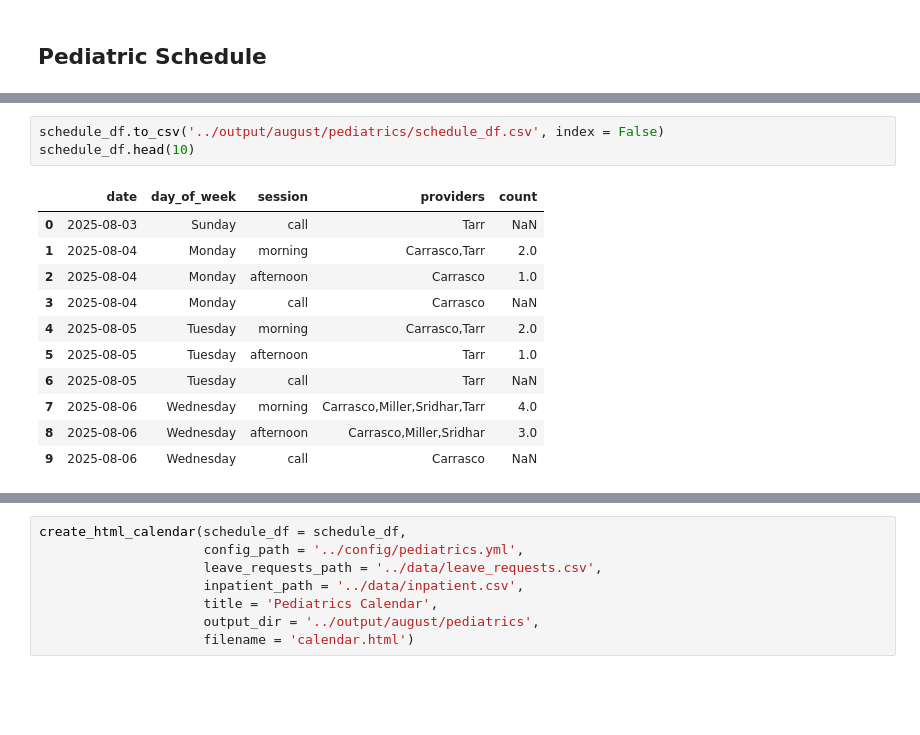
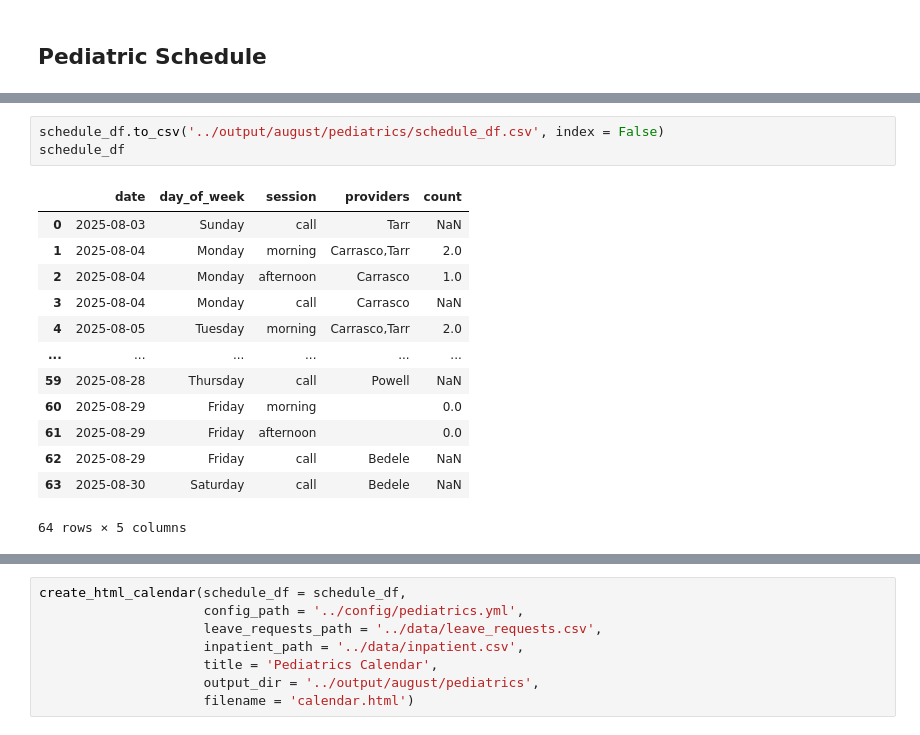
Before and after one commit to xavier-orcutt/chinle-primarycare-scheduler, a Jupyter notebook: notebooks/august_schedule.ipynb, the cells around one changed output, grey strips where cells are left out. Drawn from its saved outputs; the diff is of its cells as text; blank space fills up the shorter version.

```diff
--- a/notebooks/august_schedule.ipynb
+++ b/notebooks/august_schedule.ipynb
@@ -139,18 +139,20 @@ schedule_df, provider_summary_df, call_summary_df, solution_status = create_peds
 # %%
 schedule_df.to_csv('../output/august/pediatrics/schedule_df.csv', index = False)
-schedule_df.head(10)
+schedule_df
 # %% [output]
 |  | date | day_of_week | session | providers | count |
 | 0 | 2025-08-03 | Sunday | call | Tarr | NaN |
 | 1 | 2025-08-04 | Monday | morning | Carrasco,Tarr | 2.0 |
 | 2 | 2025-08-04 | Monday | afternoon | Carrasco | 1.0 |
 | 3 | 2025-08-04 | Monday | call | Carrasco | NaN |
 | 4 | 2025-08-05 | Tuesday | morning | Carrasco,Tarr | 2.0 |
-| 5 | 2025-08-05 | Tuesday | afternoon | Tarr | 1.0 |
-| 6 | 2025-08-05 | Tuesday | call | Tarr | NaN |
-| 7 | 2025-08-06 | Wednesday | morning | Carrasco,Miller,Sridhar,Tarr | 4.0 |
-| 8 | 2025-08-06 | Wednesday | afternoon | Carrasco,Miller,Sridhar | 3.0 |
-| 9 | 2025-08-06 | Wednesday | call | Carrasco | NaN |
+| ... | ... | ... | ... | ... | ... |
+| 59 | 2025-08-28 | Thursday | call | Powell | NaN |
+| 60 | 2025-08-29 | Friday | morning |  | 0.0 |
+| 61 | 2025-08-29 | Friday | afternoon |  | 0.0 |
+| 62 | 2025-08-29 | Friday | call | Bedele | NaN |
+| 63 | 2025-08-30 | Saturday | call | Bedele | NaN |
+64 rows × 5 columns
 # %%
 provider_summary_df.to_csv('../output/august/pediatrics/provider_summary_df.csv', index = False)
 provider_summary_df
```
Also changed, not shown: parts of 11 cells of this notebook, 10 other files.
